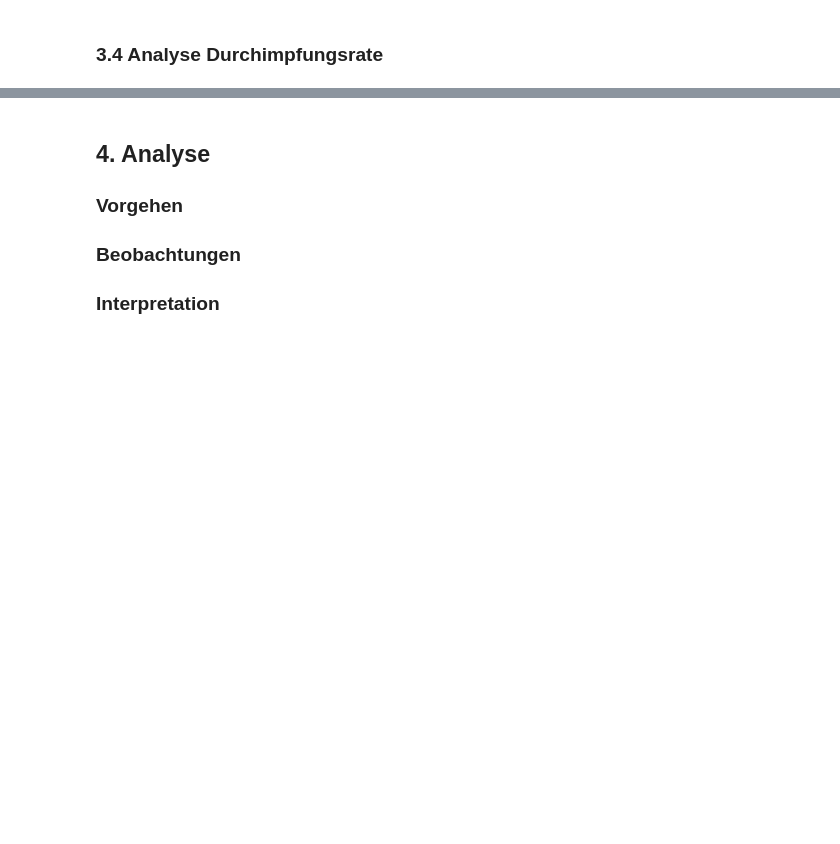
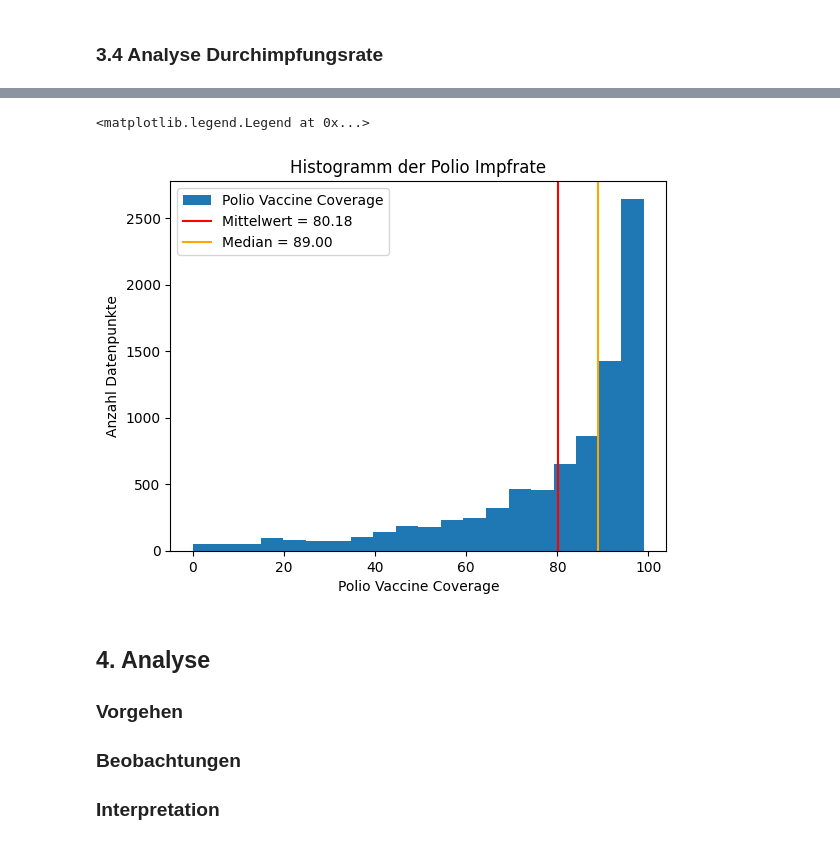
Before and after one commit to gandlea/LN-2-HS2025, a Jupyter notebook: Leistungsnachweis.ipynb, the cells around one changed output, grey strips where cells are left out. Saved outputs shown, nothing was run; the diff lists cells and outputs as text; code cells hidden in the pictures; blank space fills up the shorter version.

```diff
--- a/Leistungsnachweis.ipynb
+++ b/Leistungsnachweis.ipynb
@@ -296,3 +366,16 @@ Land nahe am Medianwert: Malawi
+# %%
+g = rename_df['Polio Vaccine Coverage'].plot(kind='hist', bins=20, title='Histogramm der Polio Impfrate',
+                           xlabel='Polio Vaccine Coverage', ylabel='Anzahl Datenpunkte')
+mean = rename_df['Polio Vaccine Coverage'].mean()
+g.axvline(x=rename_df['Polio Vaccine Coverage'].mean(), color='red',label=f'Mittelwert = {mean:.2f}')  # rote Linie bei Mittelwert
+
+median = rename_df['Polio Vaccine Coverage'].median()
+g.axvline(x=rename_df['Polio Vaccine Coverage'].median(), color='orange',label=  f'Median = {median:.2f}')  # orange Linie bei Median
+
+g.legend()
+# %% [output]
+<matplotlib.legend.Legend at 0x...>
+[figure, added]
 # %% [markdown]
 ## 4. Analyse
 ### Vorgehen
```
Also changed, not shown: parts of 9 cells of this notebook.
